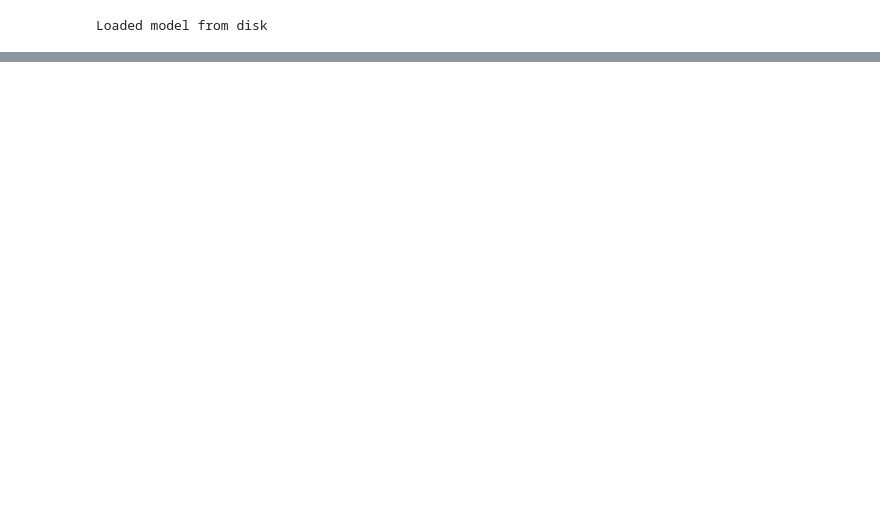
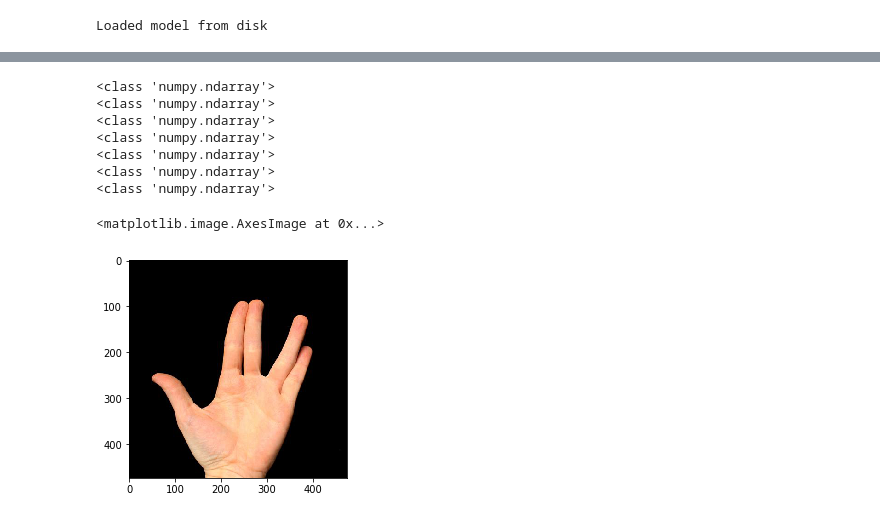
Before and after one commit to Cmotions/HandSign_Recognition, a Jupyter notebook: Predict_HandSigns.ipynb, the cells around one changed output, grey strips where cells are left out. Saved outputs shown, nothing was run; the diff lists cells and outputs as text; code cells hidden in the pictures; blank space fills up the shorter version.

Commit message:
added a to do list and images

```diff
--- a/Predict_HandSigns.ipynb
+++ b/Predict_HandSigns.ipynb
@@ -114,0 +116,18 @@ cv2.destroyAllWindows()
+# %%
+# read all images from file into an array
+# cv2 assumes colors are BGR, so we also convert this to RGB
+data = np.array([cv2.cvtColor(cv2.imread('D:/Documents/GitHub/HandSign_Recognition/00 Data/img/' + name), cv2.COLOR_BGR2RGB) for name in os.listdir('D:/Documents/GitHub/HandSign_Recognition/00 Data/img/')], dtype = np.object)
+
+[print(type(x)) for x in data]
+
+plt.imshow(data[6])
+# %% [output]
+<class 'numpy.ndarray'>
+<class 'numpy.ndarray'>
+<class 'numpy.ndarray'>
+<class 'numpy.ndarray'>
+<class 'numpy.ndarray'>
+<class 'numpy.ndarray'>
+<class 'numpy.ndarray'>
+<matplotlib.image.AxesImage at 0x...>
+[figure, added]
```
Also changed, not shown: parts of 7 cells of this notebook, 45 other files.
